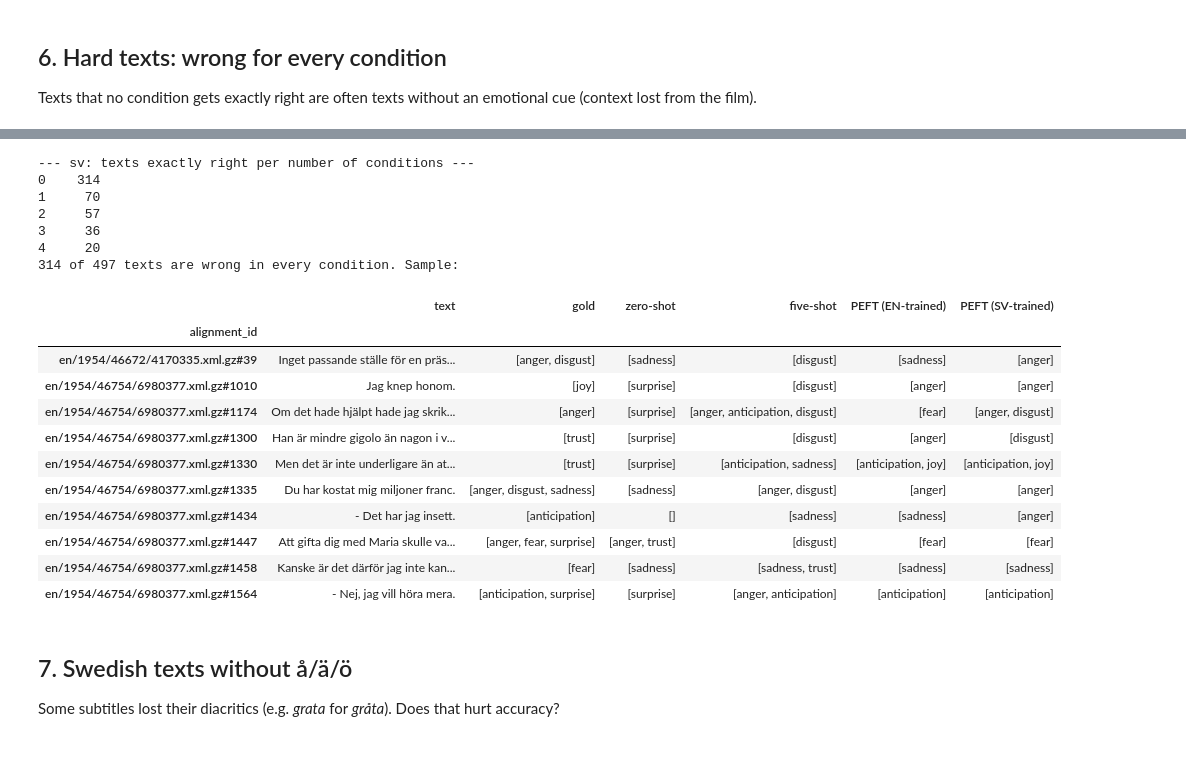
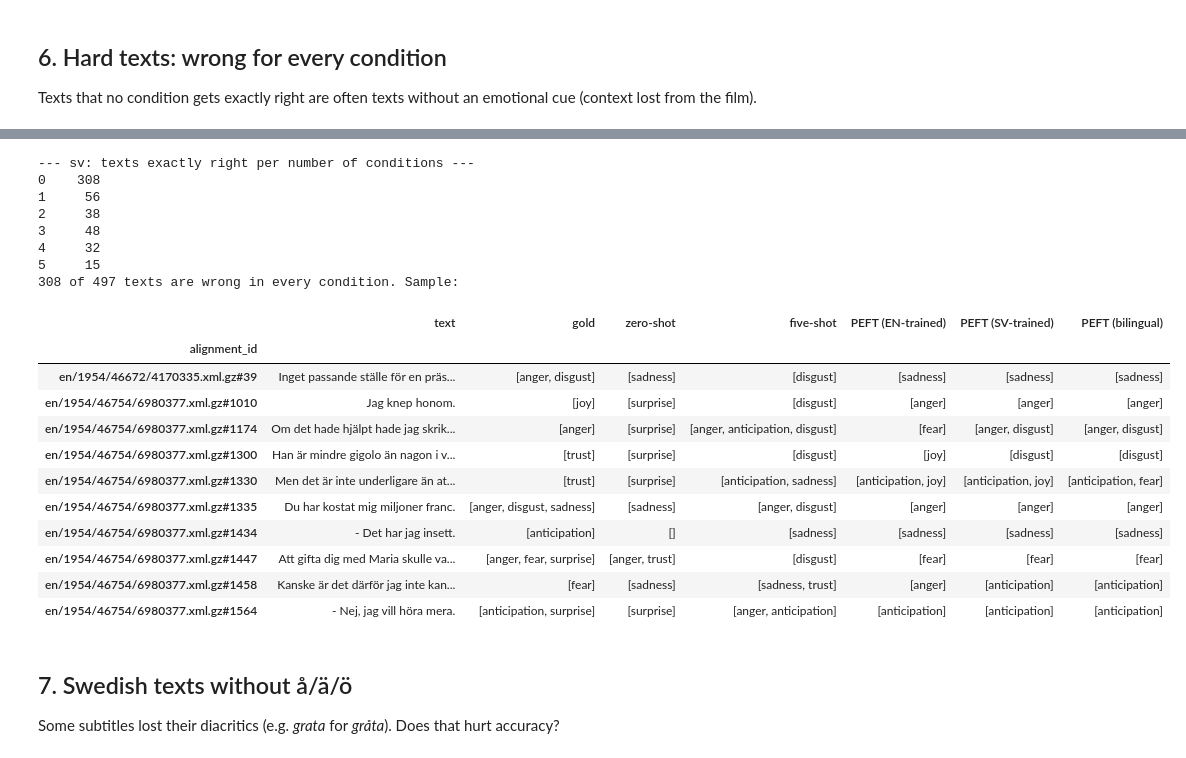
Before and after one commit to AlMaSm7/LLM_sentiment_classification, a Jupyter notebook: notebooks/peft_vs_prompting.ipynb, the cells around one changed output, grey strips where cells are left out. Cells and saved outputs as stored; diff of their text form; code cells hidden in the pictures.

```diff
--- a/notebooks/peft_vs_prompting.ipynb
+++ b/notebooks/peft_vs_prompting.ipynb
@@ -37,6 +37,7 @@ CONDITIONS = {
     "five-shot": ("prompting", "five_shot", "default"),
     "PEFT (EN-trained)": ("peft", "peft-english", PEFT_EXPERIMENT),
     "PEFT (SV-trained)": ("peft", "peft-target", PEFT_EXPERIMENT),
+    "PEFT (bilingual)": ("peft", "peft-bilingual", PEFT_EXPERIMENT),
 }
 
 PRED = PROJECT_ROOT / "outputs" / "predictions"
@@ -169,13 +222,16 @@ boot
 Which emotions does fine-tuning improve, and which transfer from English to Swedish?
 # %%
 per = {}
-for (l, c) in available:
-    m = load_metrics(l, c)
+for l, c in available:
+    m = try_load_metrics(l, c)
     per[(l, c)] = {e: m["per_label"][e]["f1"] for e in LABELS}
 per = pd.DataFrame(per)[[k for l in LANGS for k in [(l, c) for c in CONDITIONS] if k in available]]
 first = next(iter(available))
-per["gold_support_sv"] = [load_metrics("sv", "zero-shot")["per_label"][e]["support"] for e in LABELS] \
-    if ("sv", "zero-shot") in available else np.nan
+per["gold_support_sv"] = (
+    [try_load_metrics("sv", "zero-shot")["per_label"][e]["support"] for e in LABELS]
+    if ("sv", "zero-shot") in available
+    else np.nan
+)
 display(per)
 
 f1_only = per.drop(columns="gold_support_sv")
@@ -186,5 +242,8 @@ ax.set_xticks(range(f1_only.shape[1]), [f"{l}\n{c}" for l, c in f1_only.columns]
 for i in range(f1_only.shape[0]):
     for j in range(f1_only.shape[1]):
         ax.text(j, i, f"{f1_only.iat[i, j]:.2f}", ha="center", va="center", fontsize=7, color="w")
-fig.colorbar(im, label="F1"); ax.set_title("Per-emotion F1"); plt.tight_layout(); plt.show()
+fig.colorbar(im, label="F1")
+ax.set_title("Per-emotion F1")
+plt.tight_layout()
+plt.show()
 # %% [output]
@@ -208,9 +267,15 @@ for l in LANGS:
     if not runs:
         continue
     gold = next(iter(runs.values()))["gold"]
-    table = {"GOLD": pd.Series([e for g in gold for e in g]).value_counts().reindex(LABELS, fill_value=0)}
+    table = {
+        "GOLD": pd.Series([e for g in gold for e in g]).value_counts().reindex(LABELS, fill_value=0)
+    }
     for c, df in runs.items():
-        table[c] = pd.Series([e for p in df["pred"] for e in p]).value_counts().reindex(LABELS, fill_value=0)
+        table[c] = (
+            pd.Series([e for p in df["pred"] for e in p])
+            .value_counts()
+            .reindex(LABELS, fill_value=0)
+        )
     print(f"--- {l}: predicted counts per emotion ---")
     display(pd.DataFrame(table))
 # %% [output]
@@ -243,13 +308,23 @@ for l in LANGS:
     if len(runs) < 2:
         continue
     ids = next(iter(runs.values())).index
-    exact = pd.DataFrame({c: [set(df.at[i, "gold"]) == set(df.at[i, "pred"]) for i in ids] for c, df in runs.items()}, index=ids)
+    exact = pd.DataFrame(
+        {
+            c: [set(df.at[i, "gold"]) == set(df.at[i, "pred"]) for i in ids]
+            for c, df in runs.items()
+        },
+        index=ids,
+    )
     print(f"--- {l}: texts exactly right per number of conditions ---")
     print(exact.sum(axis=1).value_counts().sort_index().to_string())
     hard = exact.index[~exact.any(axis=1)]
     print(f"{len(hard)} of {len(ids)} texts are wrong in every condition. Sample:")
     first_df = next(iter(runs.values()))
     with pd.option_context("display.max_colwidth", 90):
-        display(first_df.loc[hard[:10], ["text", "gold"]].assign(**{c: runs[c].loc[hard[:10], "pred"] for c in runs}))
+        display(
+            first_df.loc[hard[:10], ["text", "gold"]].assign(
+                **{c: runs[c].loc[hard[:10], "pred"] for c in runs}
+            )
+        )
 # %% [output]
 --- en: texts exactly right per number of conditions ---
@@ -273,22 +349,23 @@ for l in LANGS:
 --- sv: texts exactly right per number of conditions ---
-0    314
-1     70
-2     57
-3     36
-4     20
-314 of 497 texts are wrong in every condition. Sample:
+0    308
+1     56
+2     38
+3     48
+4     32
+5     15
+308 of 497 texts are wrong in every condition. Sample:
-|  | text | gold | zero-shot | five-shot | PEFT (EN-trained) | PEFT (SV-trained) |
-| alignment_id |  |  |  |  |  |  |
-| en/1954/46672/4170335.xml.gz#39 | Inget passande ställe för en präs... | [anger, disgust] | [sadness] | [disgust] | [sadness] | [anger] |
-| en/1954/46754/6980377.xml.gz#1010 | Jag knep honom. | [joy] | [surprise] | [disgust] | [anger] | [anger] |
-| en/1954/46754/6980377.xml.gz#1174 | Om det hade hjälpt hade jag skrik... | [anger] | [surprise] | [anger, anticipation, disgust] | [fear] | [anger, disgust] |
-| en/1954/46754/6980377.xml.gz#1300 | Han är mindre gigolo än nagon i v... | [trust] | [surprise] | [disgust] | [anger] | [disgust] |
-| en/1954/46754/6980377.xml.gz#1330 | Men det är inte underligare än at... | [trust] | [surprise] | [anticipation, sadness] | [anticipation, joy] | [anticipation, joy] |
-| en/1954/46754/6980377.xml.gz#1335 | Du har kostat mig miljoner franc. | [anger, disgust, sadness] | [sadness] | [anger, disgust] | [anger] | [anger] |
-| en/1954/46754/6980377.xml.gz#1434 | - Det har jag insett. | [anticipation] | [] | [sadness] | [sadness] | [anger] |
-| en/1954/46754/6980377.xml.gz#1447 | Att gifta dig med Maria skulle va... | [anger, fear, surprise] | [anger, trust] | [disgust] | [fear] | [fear] |
-| en/1954/46754/6980377.xml.gz#1458 | Kanske är det därför jag inte kan... | [fear] | [sadness] | [sadness, trust] | [sadness] | [sadness] |
-| en/1954/46754/6980377.xml.gz#1564 | - Nej, jag vill höra mera. | [anticipation, surprise] | [surprise] | [anger, anticipation] | [anticipation] | [anticipation] |
+|  | text | gold | zero-shot | five-shot | PEFT (EN-trained) | PEFT (SV-trained) | PEFT (bilingual) |
+| alignment_id |  |  |  |  |  |  |  |
+| en/1954/46672/4170335.xml.gz#39 | Inget passande ställe för en präs... | [anger, disgust] | [sadness] | [disgust] | [sadness] | [sadness] | [sadness] |
+| en/1954/46754/6980377.xml.gz#1010 | Jag knep honom. | [joy] | [surprise] | [disgust] | [anger] | [anger] | [anger] |
+| en/1954/46754/6980377.xml.gz#1174 | Om det hade hjälpt hade jag skrik... | [anger] | [surprise] | [anger, anticipation, disgust] | [fear] | [anger, disgust] | [anger, disgust] |
+| en/1954/46754/6980377.xml.gz#1300 | Han är mindre gigolo än nagon i v... | [trust] | [surprise] | [disgust] | [joy] | [disgust] | [disgust] |
+| en/1954/46754/6980377.xml.gz#1330 | Men det är inte underligare än at... | [trust] | [surprise] | [anticipation, sadness] | [anticipation, joy] | [anticipation, joy] | [anticipation, fear] |
+| en/1954/46754/6980377.xml.gz#1335 | Du har kostat mig miljoner franc. | [anger, disgust, sadness] | [sadness] | [anger, disgust] | [anger] | [anger] | [anger] |
+| en/1954/46754/6980377.xml.gz#1434 | - Det har jag insett. | [anticipation] | [] | [sadness] | [sadness] | [sadness] | [sadness] |
+| en/1954/46754/6980377.xml.gz#1447 | Att gifta dig med Maria skulle va... | [anger, fear, surprise] | [anger, trust] | [disgust] | [fear] | [fear] | [fear] |
+| en/1954/46754/6980377.xml.gz#1458 | Kanske är det därför jag inte kan... | [fear] | [sadness] | [sadness, trust] | [anger] | [anticipation] | [anticipation] |
+| en/1954/46754/6980377.xml.gz#1564 | - Nej, jag vill höra mera. | [anticipation, surprise] | [surprise] | [anger, anticipation] | [anticipation] | [anticipation] | [anticipation] |
 # %% [markdown]
 ## 7. Swedish texts without å/ä/ö
 Some subtitles lost their diacritics (e.g. *grata* for *gråta*). Does that hurt accuracy?
```
Also changed, not shown: parts of 8 cells of this notebook, 1 other file.
